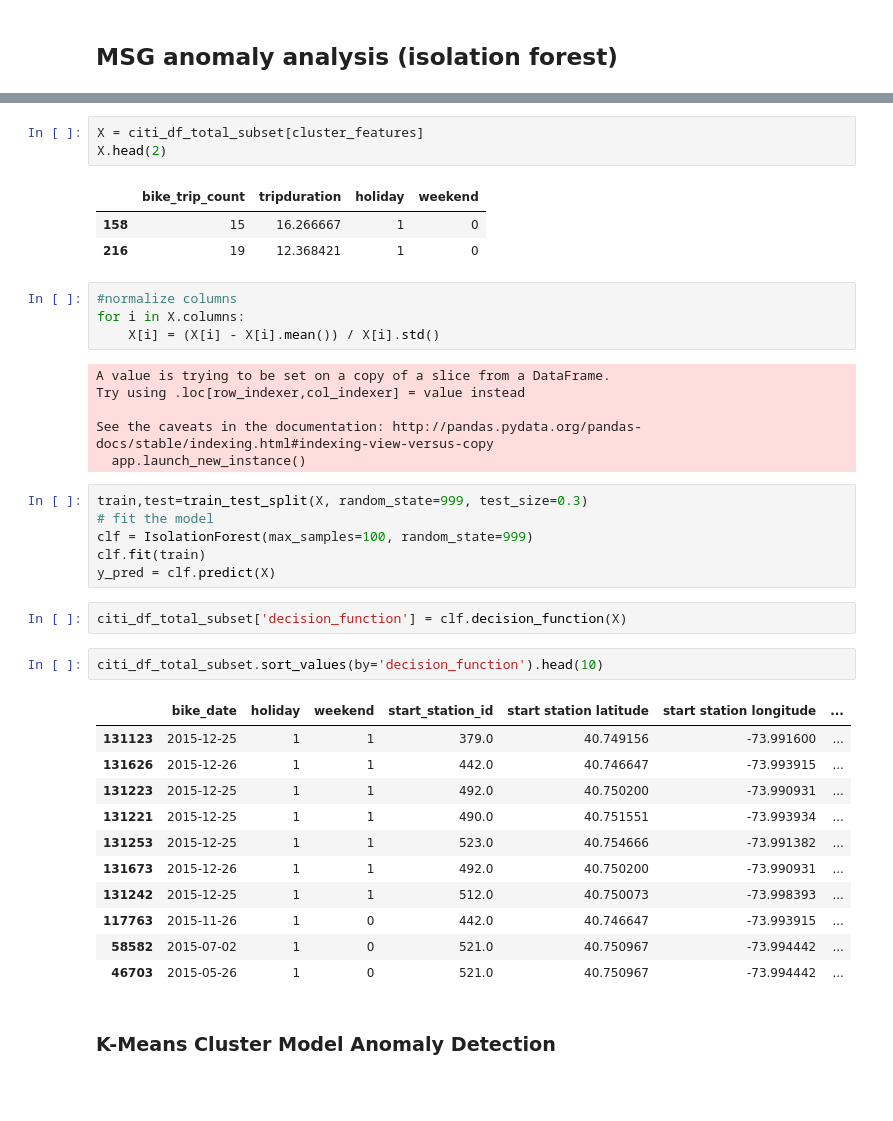
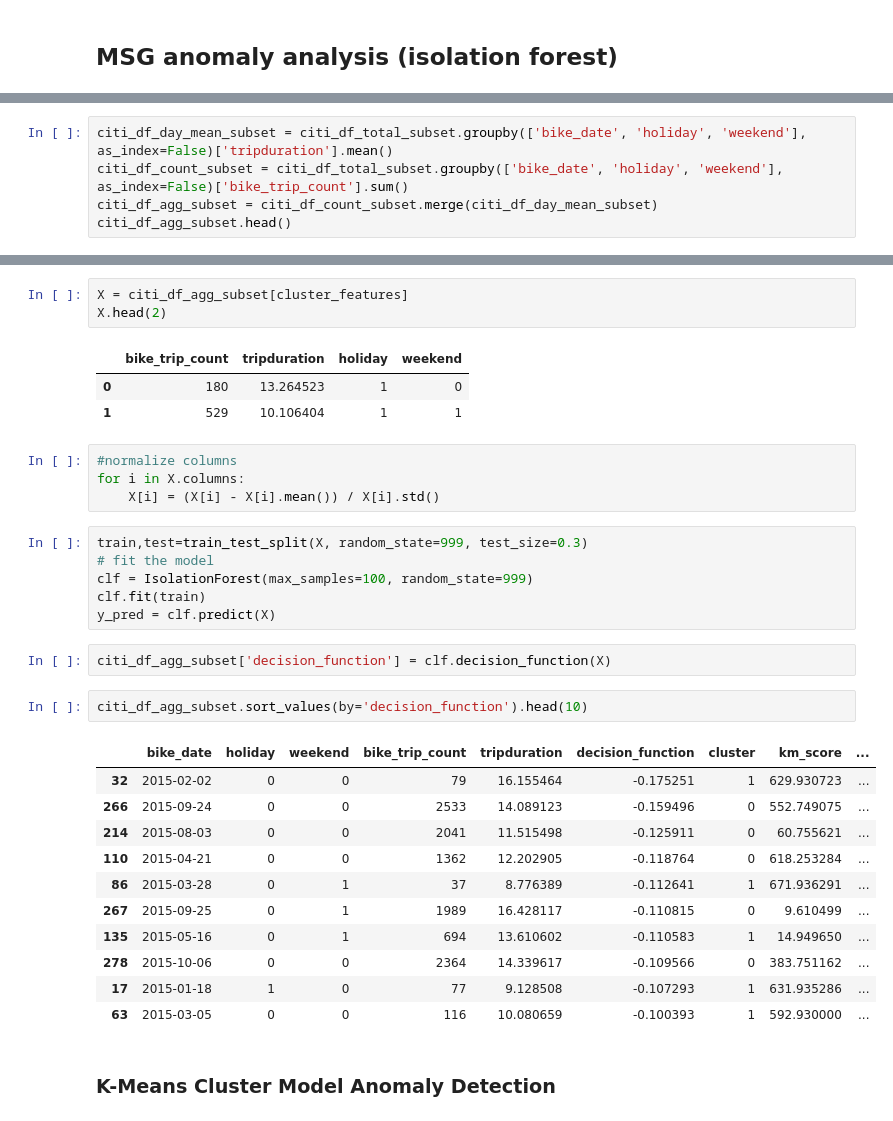
Before and after one commit to gperrin12/anomaly_detection_NYC_transit, a Jupyter notebook: Citi_Month_Stat_Agg.ipynb, the cells around one changed output, grey strips where cells are left out. Saved outputs shown, nothing was run; the diff lists cells and outputs as text; blank space fills up the shorter version.

```diff
--- a/Citi_Month_Stat_Agg.ipynb
+++ b/Citi_Month_Stat_Agg.ipynb
@@ -608,0 +528,5 @@ citi_df_total_subset_by_day = citi_df_total_subset.groupby(['bike_date', 'holida
+# %%
+citi_df_day_mean_subset = citi_df_total_subset.groupby(['bike_date', 'holiday', 'weekend'], as_index=False)['tripduration'].mean()
+citi_df_count_subset = citi_df_total_subset.groupby(['bike_date', 'holiday', 'weekend'], as_index=False)['bike_trip_count'].sum()
+citi_df_agg_subset = citi_df_count_subset.merge(citi_df_day_mean_subset)
+citi_df_agg_subset.head()
@@ -609,20 +540,14 @@ citi_df_total_subset_by_day = citi_df_total_subset.groupby(['bike_date', 'holida
 # %%
-X = citi_df_total_subset[cluster_features]
+X = citi_df_agg_subset[cluster_features]
 X.head(2)
 # %% [output]
 |  | bike_trip_count | tripduration | holiday | weekend |
-| 158 | 15 | 16.266667 | 1 | 0 |
-| 216 | 19 | 12.368421 | 1 | 0 |
+| 0 | 180 | 13.264523 | 1 | 0 |
+| 1 | 529 | 10.106404 | 1 | 1 |
 # %%
 #normalize columns
 for i in X.columns:
     X[i] = (X[i] - X[i].mean()) / X[i].std()
-# %% [output]
-A value is trying to be set on a copy of a slice from a DataFrame.
-Try using .loc[row_indexer,col_indexer] = value instead
-
-See the caveats in the documentation: http://pandas.pydata.org/pandas-docs/stable/indexing.html#indexing-view-versus-copy
-  app.launch_new_instance()
 # %%
 train,test=train_test_split(X, random_state=999, test_size=0.3)
 # fit the model
@@ -630,21 +555,21 @@ clf = IsolationForest(max_samples=100, random_state=999)
 clf.fit(train)
 y_pred = clf.predict(X)
 # %%
-citi_df_total_subset['decision_function'] = clf.decision_function(X)
+citi_df_agg_subset['decision_function'] = clf.decision_function(X)
 # %%
-citi_df_total_subset.sort_values(by='decision_function').head(10)
+citi_df_agg_subset.sort_values(by='decision_function').head(10)
 # %% [output]
-|  | bike_date | holiday | weekend | start_station_id | start station latitude | start station longitude | ... |
-| 131123 | 2015-12-25 | 1 | 1 | 379.0 | 40.749156 | -73.991600 | ... |
-| 131626 | 2015-12-26 | 1 | 1 | 442.0 | 40.746647 | -73.993915 | ... |
-| 131223 | 2015-12-25 | 1 | 1 | 492.0 | 40.750200 | -73.990931 | ... |
-| 131221 | 2015-12-25 | 1 | 1 | 490.0 | 40.751551 | -73.993934 | ... |
-| 131253 | 2015-12-25 | 1 | 1 | 523.0 | 40.754666 | -73.991382 | ... |
-| 131673 | 2015-12-26 | 1 | 1 | 492.0 | 40.750200 | -73.990931 | ... |
-| 131242 | 2015-12-25 | 1 | 1 | 512.0 | 40.750073 | -73.998393 | ... |
-| 117763 | 2015-11-26 | 1 | 0 | 442.0 | 40.746647 | -73.993915 | ... |
-| 58582 | 2015-07-02 | 1 | 0 | 521.0 | 40.750967 | -73.994442 | ... |
-| 46703 | 2015-05-26 | 1 | 0 | 521.0 | 40.750967 | -73.994442 | ... |
+|  | bike_date | holiday | weekend | bike_trip_count | tripduration | decision_function | cluster | km_score | ... |
+| 32 | 2015-02-02 | 0 | 0 | 79 | 16.155464 | -0.175251 | 1 | 629.930723 | ... |
+| 266 | 2015-09-24 | 0 | 0 | 2533 | 14.089123 | -0.159496 | 0 | 552.749075 | ... |
+| 214 | 2015-08-03 | 0 | 0 | 2041 | 11.515498 | -0.125911 | 0 | 60.755621 | ... |
+| 110 | 2015-04-21 | 0 | 0 | 1362 | 12.202905 | -0.118764 | 0 | 618.253284 | ... |
+| 86 | 2015-03-28 | 0 | 1 | 37 | 8.776389 | -0.112641 | 1 | 671.936291 | ... |
+| 267 | 2015-09-25 | 0 | 1 | 1989 | 16.428117 | -0.110815 | 0 | 9.610499 | ... |
+| 135 | 2015-05-16 | 0 | 1 | 694 | 13.610602 | -0.110583 | 1 | 14.949650 | ... |
+| 278 | 2015-10-06 | 0 | 0 | 2364 | 14.339617 | -0.109566 | 0 | 383.751162 | ... |
+| 17 | 2015-01-18 | 1 | 0 | 77 | 9.128508 | -0.107293 | 1 | 631.935286 | ... |
+| 63 | 2015-03-05 | 0 | 0 | 116 | 10.080659 | -0.100393 | 1 | 592.930000 | ... |
 # %% [markdown]
 ### K-Means Cluster Model Anomaly Detection
 # %%
```
Also changed, not shown: parts of 101 cells of this notebook.
